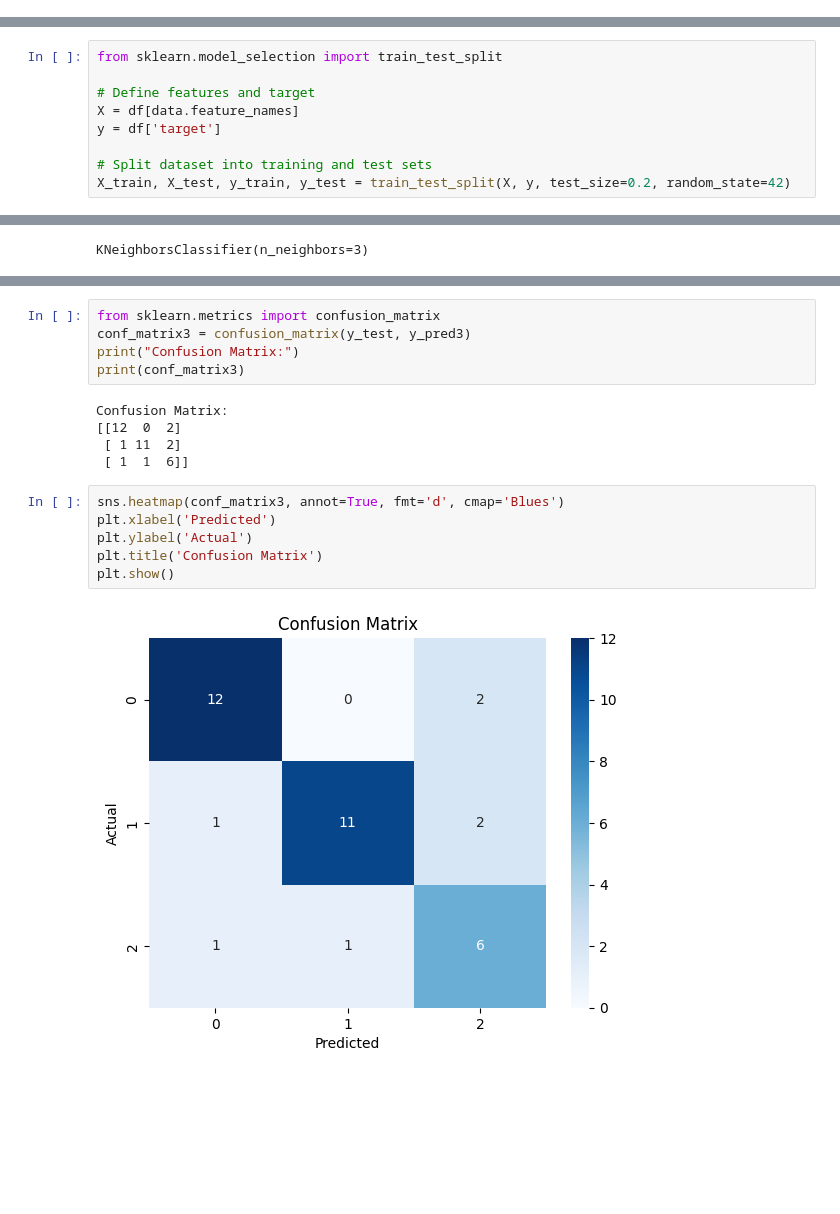
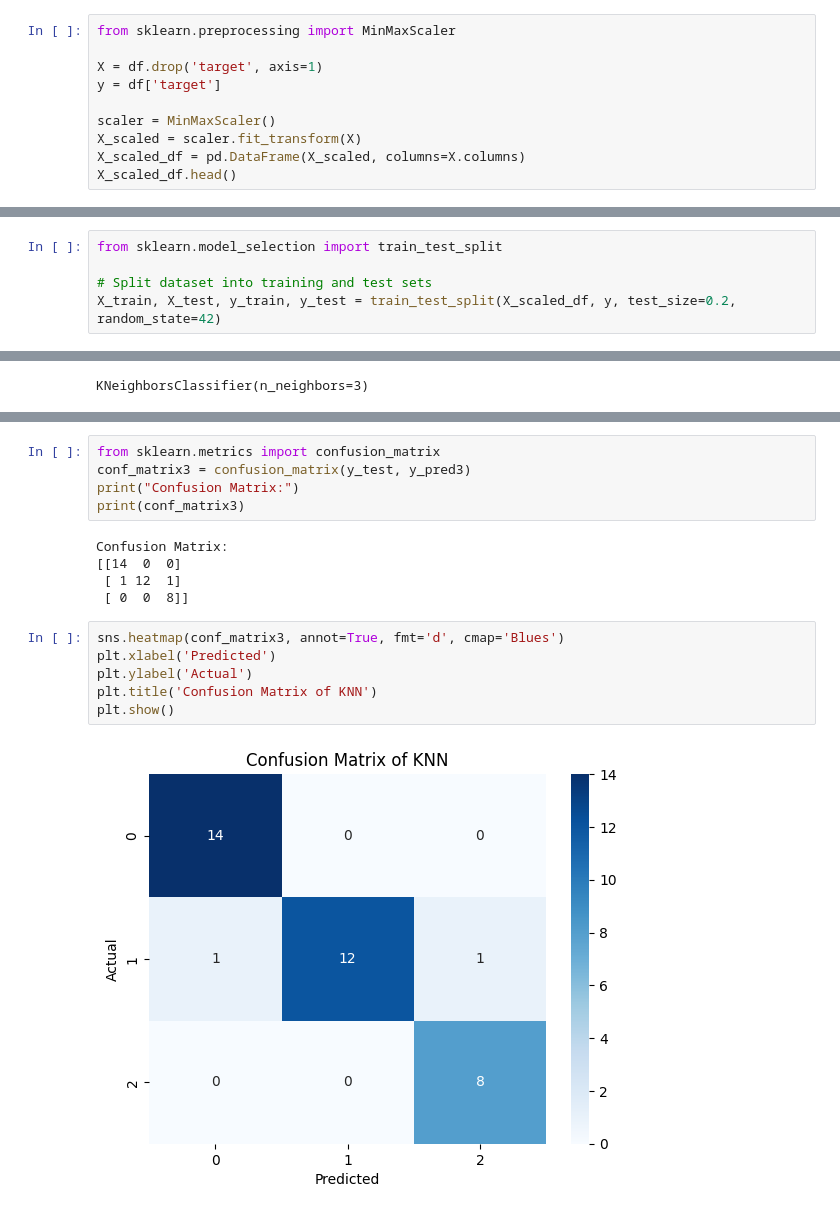
Before and after one commit to taskiarara/Wine_Dataset_Project, a Jupyter notebook: Tugas_DSF_33_0.ipynb, the cells around one changed output, grey strips where cells are left out. Drawn from its saved outputs; the diff is of its cells as text; blank space fills up the shorter version.

```diff
--- a/Tugas_DSF_33_0.ipynb
+++ b/Tugas_DSF_33_0.ipynb
@@ -103,0 +157,10 @@ plt.show()
+# %%
+from sklearn.preprocessing import MinMaxScaler
+
+X = df.drop('target', axis=1)
+y = df['target']
+
+scaler = MinMaxScaler()
+X_scaled = scaler.fit_transform(X)
+X_scaled_df = pd.DataFrame(X_scaled, columns=X.columns)
+X_scaled_df.head()
@@ -106,12 +176,8 @@ plt.show()
 # %%
 from sklearn.model_selection import train_test_split
 
-# Define features and target
-X = df[data.feature_names]
-y = df['target']
-
 # Split dataset into training and test sets
-X_train, X_test, y_train, y_test = train_test_split(X, y, test_size=0.2, random_state=42)
+X_train, X_test, y_train, y_test = train_test_split(X_scaled_df, y, test_size=0.2, random_state=42)
 # %%
 X_train
 # %% [output]
@@ -325,14 +405,14 @@ print("Confusion Matrix:")
 print(conf_matrix3)
 # %% [output]
 Confusion Matrix:
-[[12  0  2]
- [ 1 11  2]
- [ 1  1  6]]
+[[14  0  0]
+ [ 1 12  1]
+ [ 0  0  8]]
 # %%
 sns.heatmap(conf_matrix3, annot=True, fmt='d', cmap='Blues')
 plt.xlabel('Predicted')
 plt.ylabel('Actual')
-plt.title('Confusion Matrix')
+plt.title('Confusion Matrix of KNN')
 plt.show()
 # %% [output]
-[figure, old version]
+[figure, new version]
```
Also changed, not shown: parts of 27 cells of this notebook.
